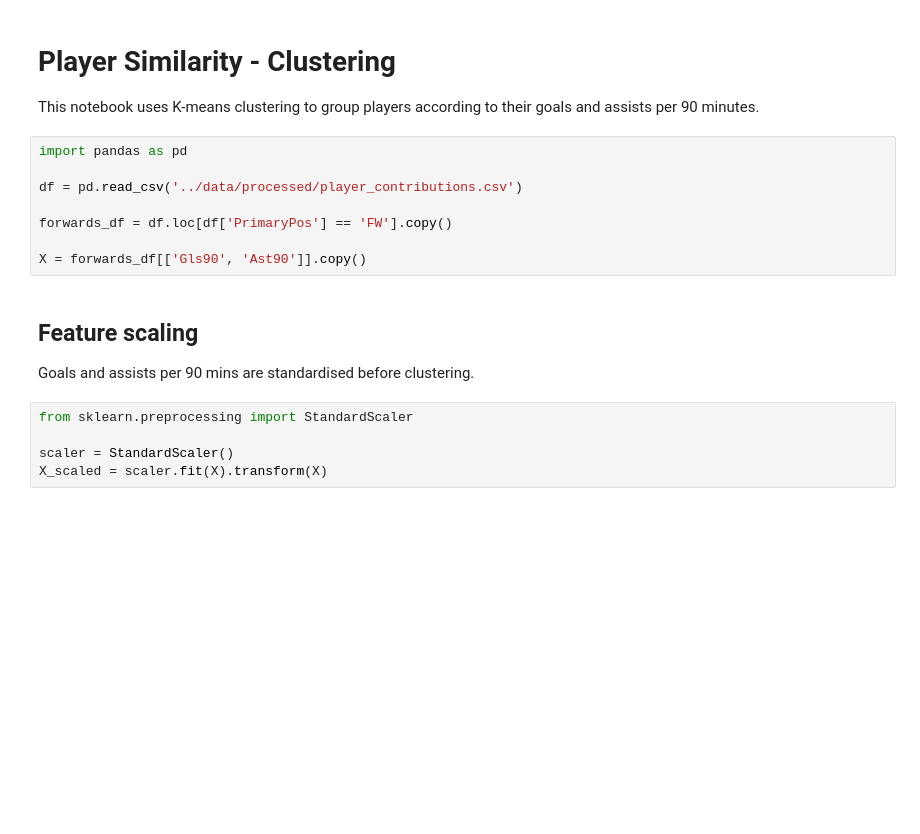
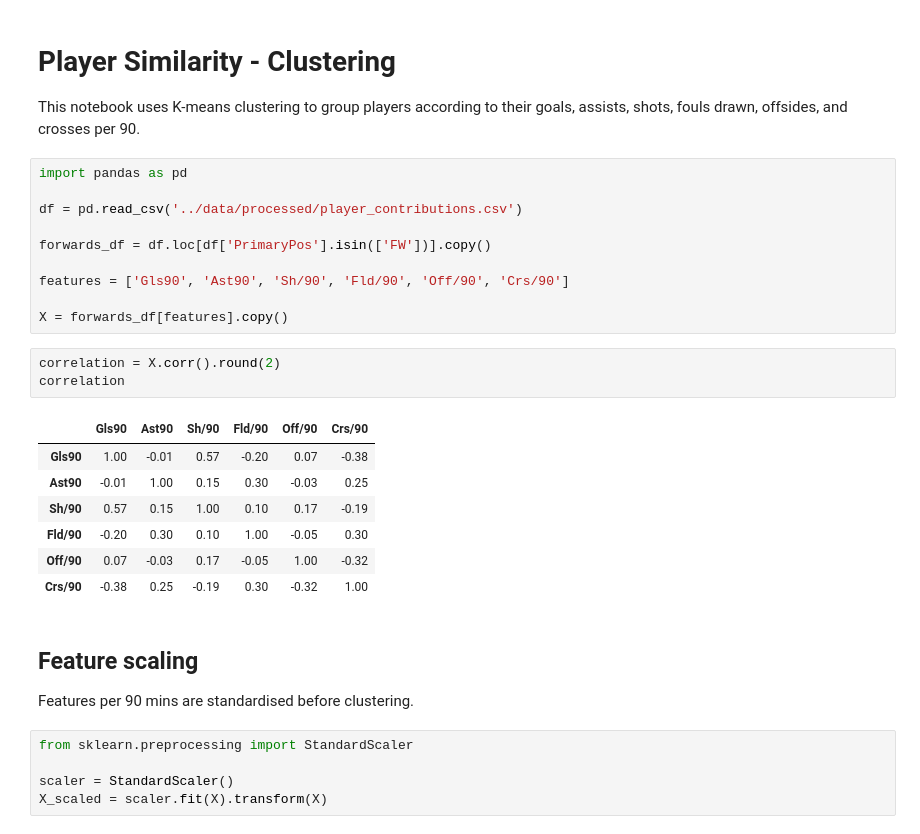
Before and after one commit to Galin-GM/football-player-similarity, a Jupyter notebook: notebooks/03_clustering.ipynb, the cells around one changed output. Drawn from its saved outputs; the diff is of its cells as text; blank space fills up the shorter version.

```diff
--- a/notebooks/03_clustering.ipynb
+++ b/notebooks/03_clustering.ipynb
@@ -1,19 +1,32 @@
 # %% [markdown]
 # Player Similarity - Clustering
 
-This notebook uses K-means clustering to group players according to their goals and assists per 90 minutes.
+This notebook uses K-means clustering to group players according to their goals, assists, shots, fouls drawn, offsides, and crosses per 90.
 # %%
 import pandas as pd
 
 df = pd.read_csv('../data/processed/player_contributions.csv')
 
-forwards_df = df.loc[df['PrimaryPos'] == 'FW'].copy()
+forwards_df = df.loc[df['PrimaryPos'].isin(['FW'])].copy()
 
-X = forwards_df[['Gls90', 'Ast90']].copy()
+features = ['Gls90', 'Ast90', 'Sh/90', 'Fld/90', 'Off/90', 'Crs/90']
+
+X = forwards_df[features].copy()
+# %%
+correlation = X.corr().round(2)
+correlation
+# %% [output]
+|  | Gls90 | Ast90 | Sh/90 | Fld/90 | Off/90 | Crs/90 |
+| Gls90 | 1.00 | -0.01 | 0.57 | -0.20 | 0.07 | -0.38 |
+| Ast90 | -0.01 | 1.00 | 0.15 | 0.30 | -0.03 | 0.25 |
+| Sh/90 | 0.57 | 0.15 | 1.00 | 0.10 | 0.17 | -0.19 |
+| Fld/90 | -0.20 | 0.30 | 0.10 | 1.00 | -0.05 | 0.30 |
+| Off/90 | 0.07 | -0.03 | 0.17 | -0.05 | 1.00 | -0.32 |
+| Crs/90 | -0.38 | 0.25 | -0.19 | 0.30 | -0.32 | 1.00 |
 # %% [markdown]
 ## Feature scaling
 
-Goals and assists per 90 mins are standardised before clustering.
+Features per 90 mins are standardised before clustering.
 # %%
 from sklearn.preprocessing import StandardScaler
 
```
Also changed, not shown: parts of 8 cells of this notebook, 2 other files.
